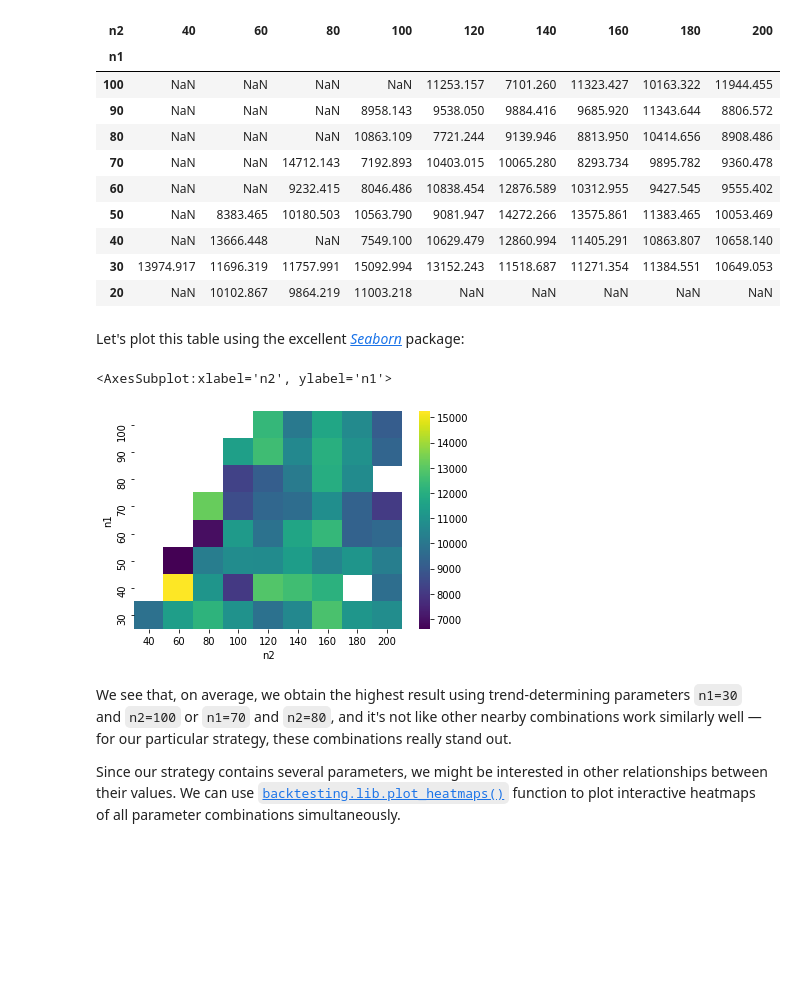
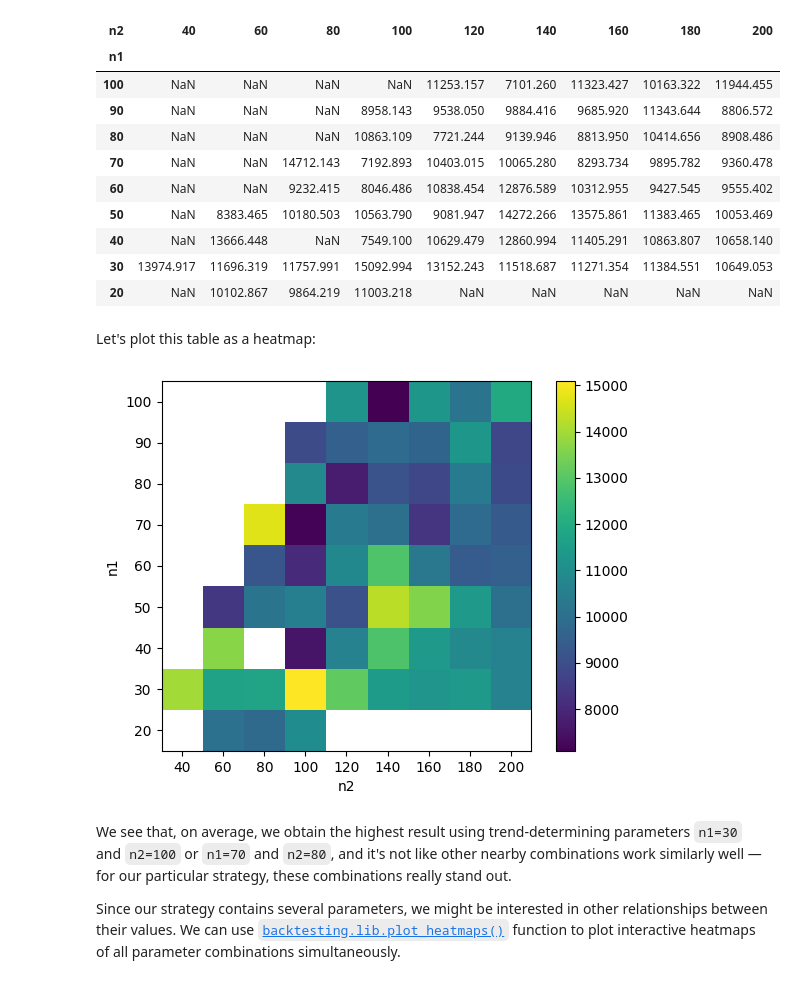
Before and after one commit to kernc/backtesting.py, a Jupyter notebook: doc/examples/Parameter Heatmap & Optimization.ipynb, the cells around one changed output. Drawn from its saved outputs; the diff is of its cells as text; code cells hidden in the pictures; blank space fills up the shorter version.

Commit message:
MNT: Remove dependency "seaborn"

```diff
--- a/doc/examples/Parameter Heatmap & Optimization.ipynb
+++ b/doc/examples/Parameter Heatmap & Optimization.ipynb
@@ -157,17 +157,23 @@ hm
 | 30 | 13974.917 | 11696.319 | 11757.991 | 15092.994 | 13152.243 | 11518.687 | 11271.354 | 11384.551 | 10649.053 |
 | 20 | NaN | 10102.867 | 9864.219 | 11003.218 | NaN | NaN | NaN | NaN | NaN |
 # %% [markdown]
-Let's plot this table using the excellent [_Seaborn_](https://seaborn.pydata.org) package:
+Let's plot this table as a heatmap:
-# %%
-%matplotlib inline
-
-import seaborn as sns
-
-
-sns.heatmap(hm[::-1], cmap='viridis')
-# %% [output]
-<AxesSubplot:xlabel='n2', ylabel='n1'>
-[figure, removed]
+# %%
+%matplotlib inline
+
+import matplotlib.pyplot as plt
+
+fig, ax = plt.subplots()
+im = ax.imshow(hm, cmap='viridis')
+_ = (
+    ax.set_xticks(range(len(hm.columns)), labels=hm.columns),
+    ax.set_yticks(range(len(hm)), labels=hm.index),
+    ax.set_xlabel('n2'),
+    ax.set_ylabel('n1'),
+    ax.figure.colorbar(im, ax=ax),
+)
+# %% [output]
+[figure, added]
 # %% [markdown]
 We see that, on average, we obtain the highest result using trend-determining parameters `n1=30` and `n2=100` or `n1=70` and `n2=80`,
 and it's not like other nearby combinations work similarly well — for our particular strategy, these combinations really stand out.
```
Also changed, not shown: 2 other files.
